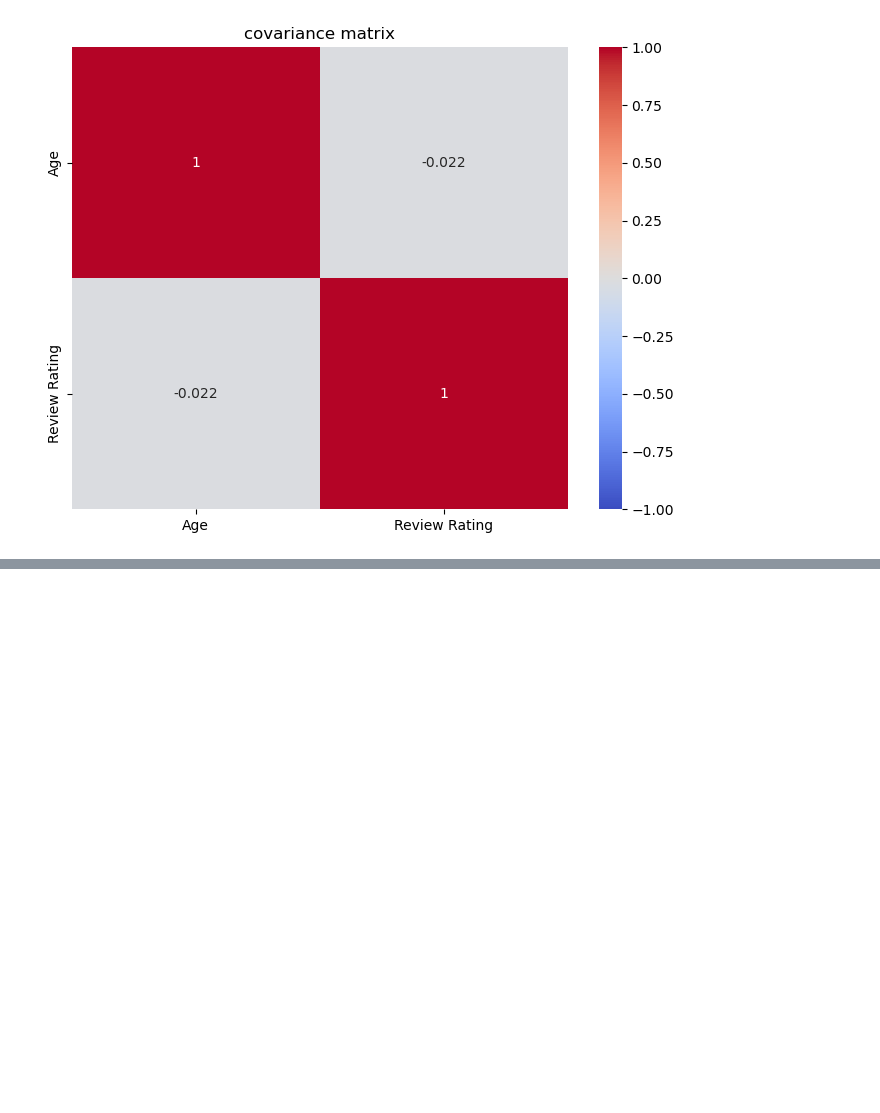
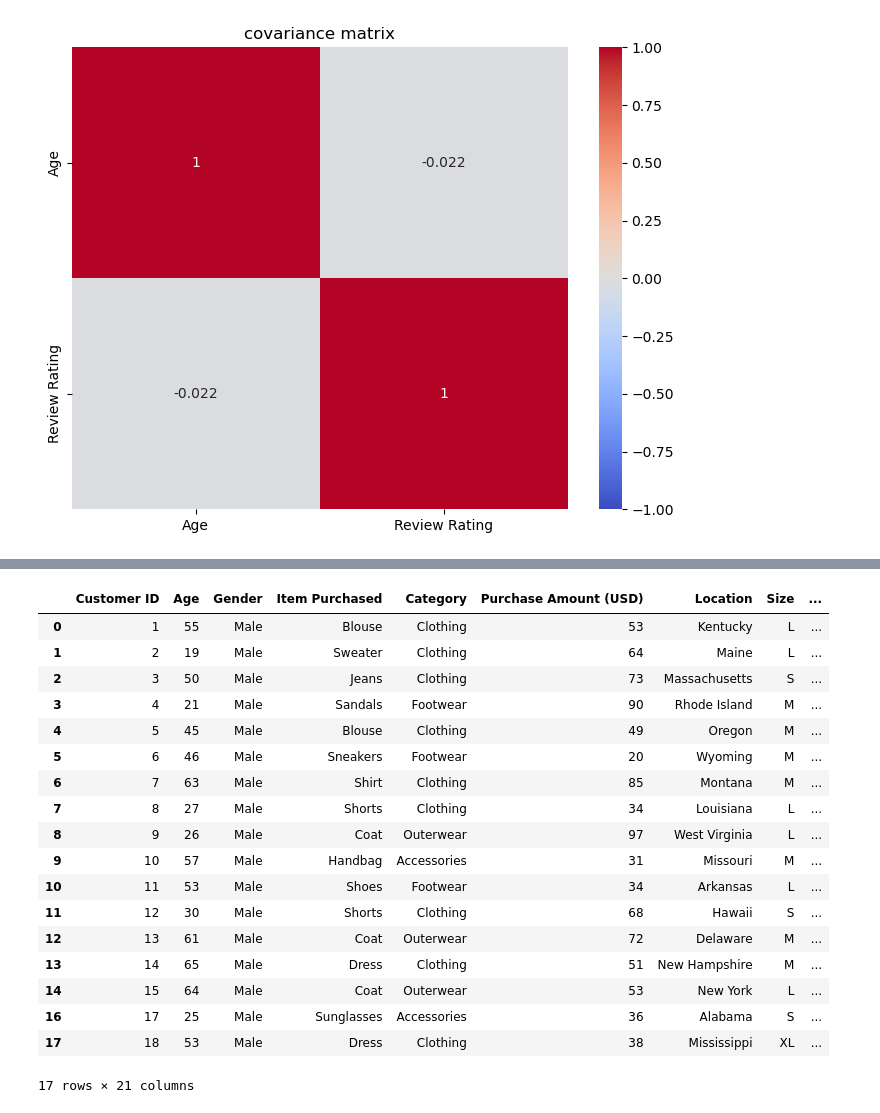
Before and after one commit to srinijalanda93/Machine-learning, a Jupyter notebook: 2448526_Srinija_lab-2.ipynb, the cells around one changed output, grey strips where cells are left out. Drawn from its saved outputs; the diff is of its cells as text; code cells hidden in the pictures; blank space fills up the shorter version.

```diff
--- a/lab-2.ipynb
+++ b/2448526_Srinija_lab-2.ipynb
@@ -306,0 +560,23 @@ mplt.show()
+# %%
+df_clean = df.dropna(subset=['Frequency of Purchases_Mapped'])
+df_clean.head(17)
+# %% [output]
+|  | Customer ID | Age | Gender | Item Purchased | Category | Purchase Amount (USD) | Location | Size | ... |
+| 0 | 1 | 55 | Male | Blouse | Clothing | 53 | Kentucky | L | ... |
+| 1 | 2 | 19 | Male | Sweater | Clothing | 64 | Maine | L | ... |
+| 2 | 3 | 50 | Male | Jeans | Clothing | 73 | Massachusetts | S | ... |
+| 3 | 4 | 21 | Male | Sandals | Footwear | 90 | Rhode Island | M | ... |
+| 4 | 5 | 45 | Male | Blouse | Clothing | 49 | Oregon | M | ... |
+| 5 | 6 | 46 | Male | Sneakers | Footwear | 20 | Wyoming | M | ... |
+| 6 | 7 | 63 | Male | Shirt | Clothing | 85 | Montana | M | ... |
+| 7 | 8 | 27 | Male | Shorts | Clothing | 34 | Louisiana | L | ... |
+| 8 | 9 | 26 | Male | Coat | Outerwear | 97 | West Virginia | L | ... |
+| 9 | 10 | 57 | Male | Handbag | Accessories | 31 | Missouri | M | ... |
+| 10 | 11 | 53 | Male | Shoes | Footwear | 34 | Arkansas | L | ... |
+| 11 | 12 | 30 | Male | Shorts | Clothing | 68 | Hawaii | S | ... |
+| 12 | 13 | 61 | Male | Coat | Outerwear | 72 | Delaware | M | ... |
+| 13 | 14 | 65 | Male | Dress | Clothing | 51 | New Hampshire | M | ... |
+| 14 | 15 | 64 | Male | Coat | Outerwear | 53 | New York | L | ... |
+| 16 | 17 | 25 | Male | Sunglasses | Accessories | 36 | Alabama | S | ... |
+| 17 | 18 | 53 | Male | Dress | Clothing | 38 | Mississippi | XL | ... |
+17 rows × 21 columns
```
Also changed, not shown: parts of 22 cells of this notebook.
